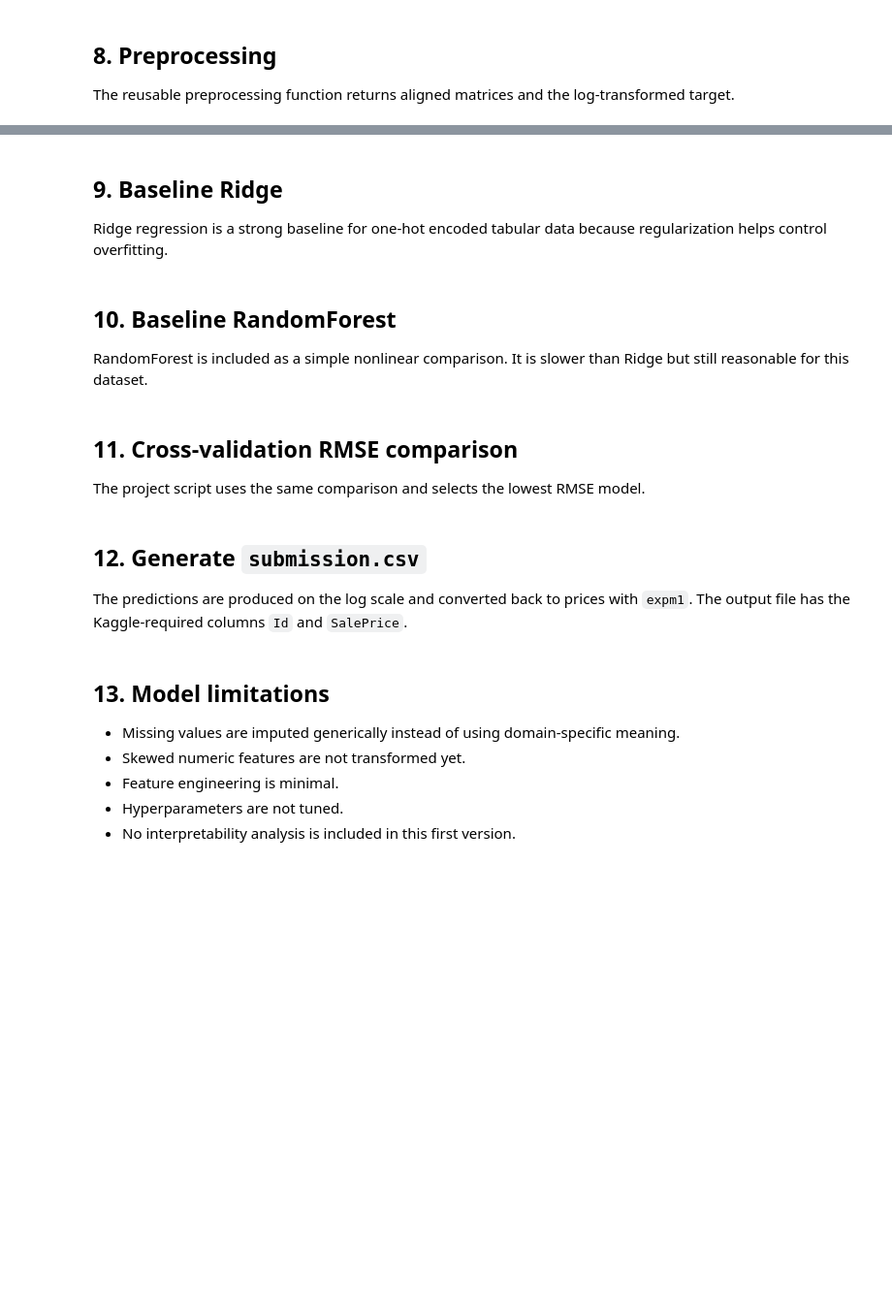
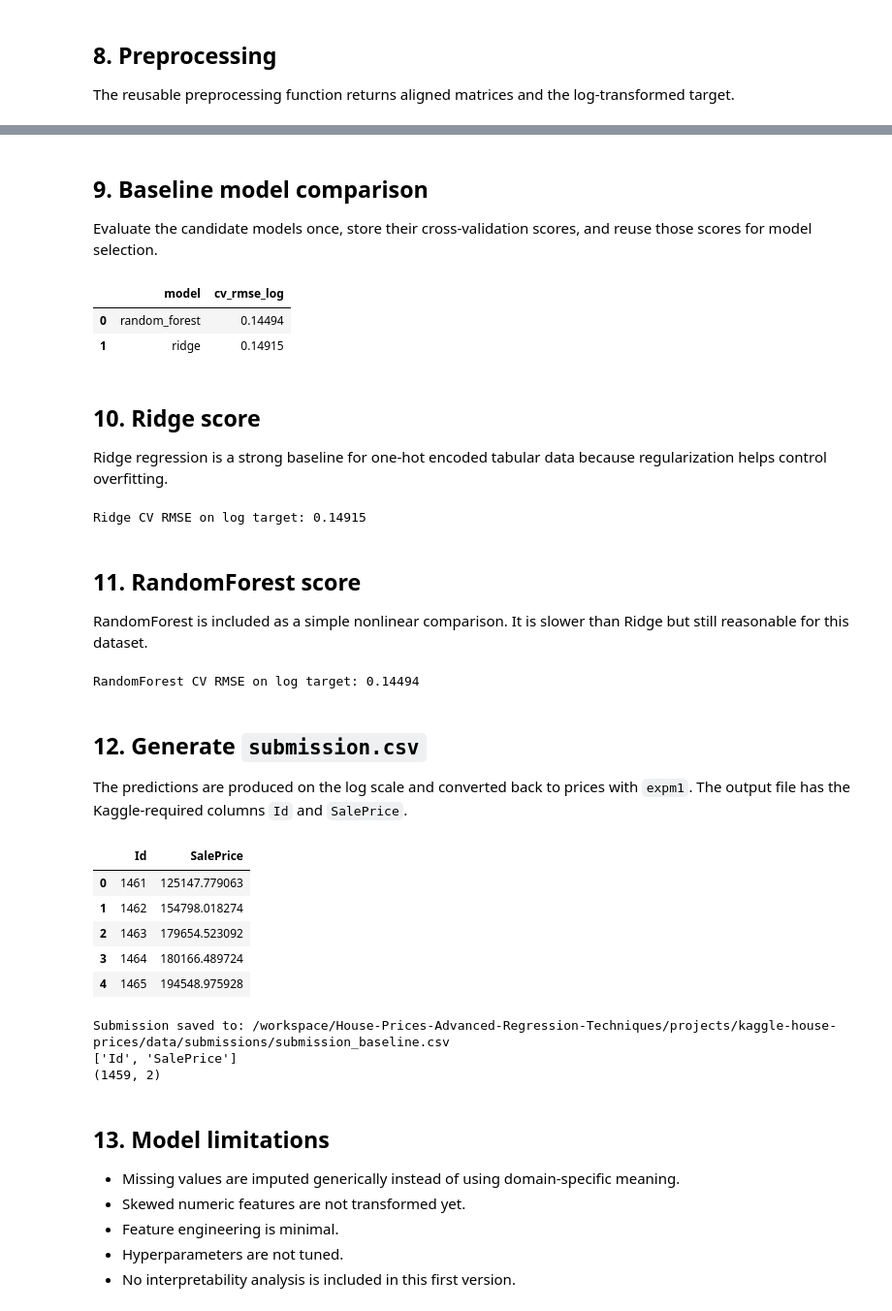
Before and after one commit to Rudolf-Staline/House-Prices-Advanced-Regression-Techniques, a Jupyter notebook: projects/kaggle-house-prices/notebooks/01_eda_baseline.ipynb, the cells around one changed output, grey strips where cells are left out. Shown at 97% size. Drawn from its saved outputs; the diff is of its cells as text; code cells hidden in the pictures; blank space fills up the shorter version.

Commit message:
Polish Kaggle house prices baseline

```diff
--- a/projects/kaggle-house-prices/notebooks/01_eda_baseline.ipynb
+++ b/projects/kaggle-house-prices/notebooks/01_eda_baseline.ipynb
@@ -97,64 +158,69 @@ assert list(X_train.columns) == list(X_test.columns)
 # %% [markdown]
-## 9. Baseline Ridge
+## 9. Baseline model comparison
 
-Ridge regression is a strong baseline for one-hot encoded tabular data because regularization helps control overfitting.
+Evaluate the candidate models once, store their cross-validation scores, and reuse those scores for model selection.
 # %%
-from sklearn.linear_model import Ridge
-from sklearn.pipeline import Pipeline
-from sklearn.preprocessing import StandardScaler
-from src.model import rmse_cv
-
-ridge = Pipeline([
-    ("scaler", StandardScaler()),
-    ("model", Ridge(alpha=10.0, random_state=42)),
-])
-
-ridge_score = rmse_cv(ridge, X_train, y, cv=5)
-print(f"Ridge CV RMSE on log target: {ridge_score:.5f}")
+scores = train_baseline_models(X_train, y)
+scores
+# %% [output]
+|  | model | cv_rmse_log |
+| 0 | random_forest | 0.14494 |
+| 1 | ridge | 0.14915 |
 # %% [markdown]
-## 10. Baseline RandomForest
+## 10. Ridge score
 
-RandomForest is included as a simple nonlinear comparison. It is slower than Ridge but still reasonable for this dataset.
+Ridge regression is a strong baseline for one-hot encoded tabular data because regularization helps control overfitting.
 # %%
-from sklearn.ensemble import RandomForestRegressor
-
-rf = RandomForestRegressor(
-    n_estimators=300,
-    min_samples_leaf=2,
-    random_state=42,
-    n_jobs=-1,
-)
-
-rf_score = rmse_cv(rf, X_train, y, cv=5)
-print(f"RandomForest CV RMSE on log target: {rf_score:.5f}")
+ridge_score = scores.loc[scores["model"] == "ridge", "cv_rmse_log"].iloc[0]
+print(f"Ridge CV RMSE on log target: {ridge_score:.5f}")
+# %% [output]
+Ridge CV RMSE on log target: 0.14915
 # %% [markdown]
-## 11. Cross-validation RMSE comparison
+## 11. RandomForest score
 
-The project script uses the same comparison and selects the lowest RMSE model.
+RandomForest is included as a simple nonlinear comparison. It is slower than Ridge but still reasonable for this dataset.
 # %%
-scores = train_baseline_models(X_train, y)
-scores
+rf_score = scores.loc[scores["model"] == "random_forest", "cv_rmse_log"].iloc[0]
+print(f"RandomForest CV RMSE on log target: {rf_score:.5f}")
+# %% [output]
+RandomForest CV RMSE on log target: 0.14494
 # %% [markdown]
 ## 12. Generate `submission.csv`
 
 The predictions are produced on the log scale and converted back to prices with `expm1`. The output file has the Kaggle-required columns `Id` and `SalePrice`.
 # %%
-best_model = fit_best_model(X_train, y)
+best_model = fit_best_model(X_train, y, scores=scores)
 predictions = np.expm1(best_model.predict(X_test))
-predictions = np.maximum(predictions, 0)
+predictions = np.maximum(predictions, 1e-9)
 
 submission = pd.DataFrame({
     "Id": test_df["Id"].values,
     "SalePrice": predictions,
 })
 
+assert list(submission.columns) == ["Id", "SalePrice"]
+assert len(submission) == len(test_df)
+assert not submission["SalePrice"].isna().any()
+assert (submission["SalePrice"] > 0).all()
+
 SUBMISSION_PATH.parent.mkdir(parents=True, exist_ok=True)
 submission.to_csv(SUBMISSION_PATH, index=False)
 submission.head()
+# %% [output]
+|  | Id | SalePrice |
+| 0 | 1461 | 125147.779063 |
+| 1 | 1462 | 154798.018274 |
+| 2 | 1463 | 179654.523092 |
+| 3 | 1464 | 180166.489724 |
+| 4 | 1465 | 194548.975928 |
 # %%
 print(f"Submission saved to: {SUBMISSION_PATH}")
 print(submission.columns.tolist())
 print(submission.shape)
+# %% [output]
+Submission saved to: /workspace/House-Prices-Advanced-Regression-Techniques/projects/kaggle-house-prices/data/submissions/submission_baseline.csv
+['Id', 'SalePrice']
+(1459, 2)
 # %% [markdown]
 ## 13. Model limitations
 
```
Also changed, not shown: parts of 9 cells of this notebook, 4 other files.
